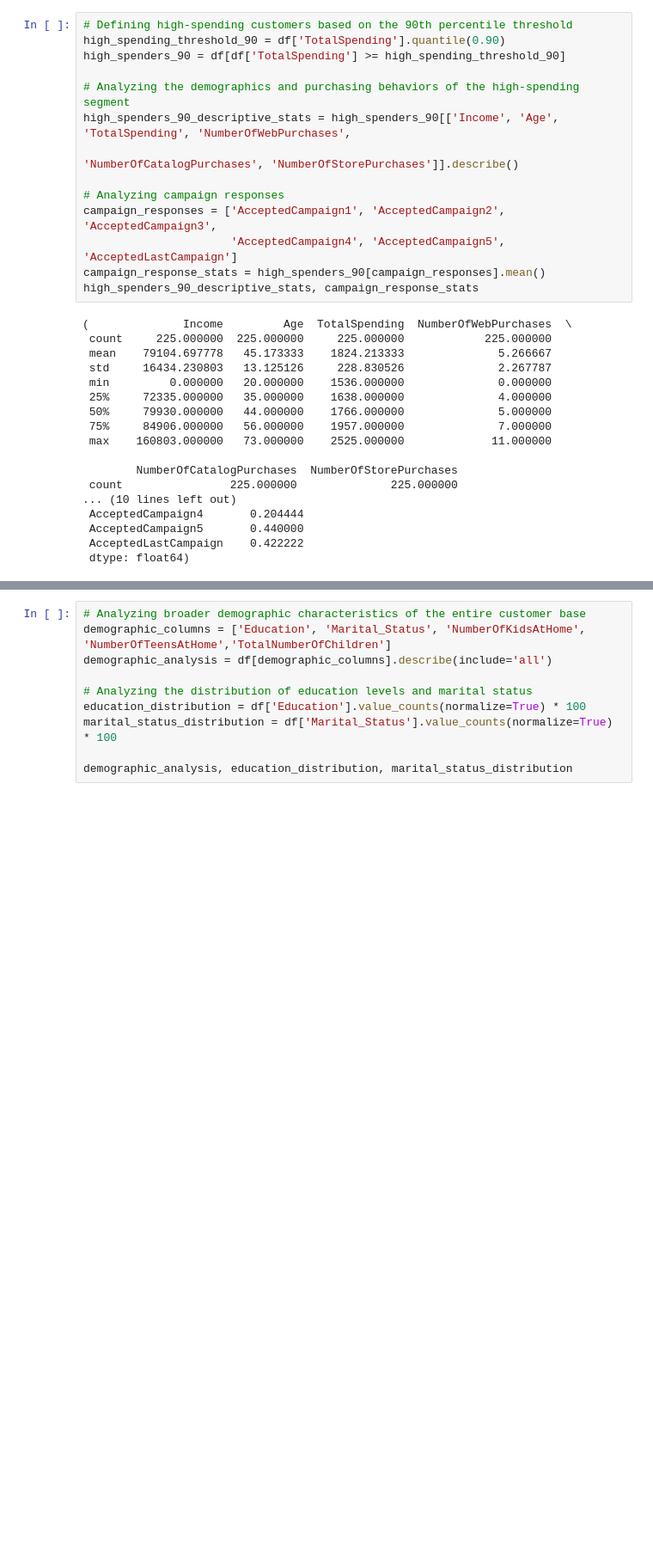
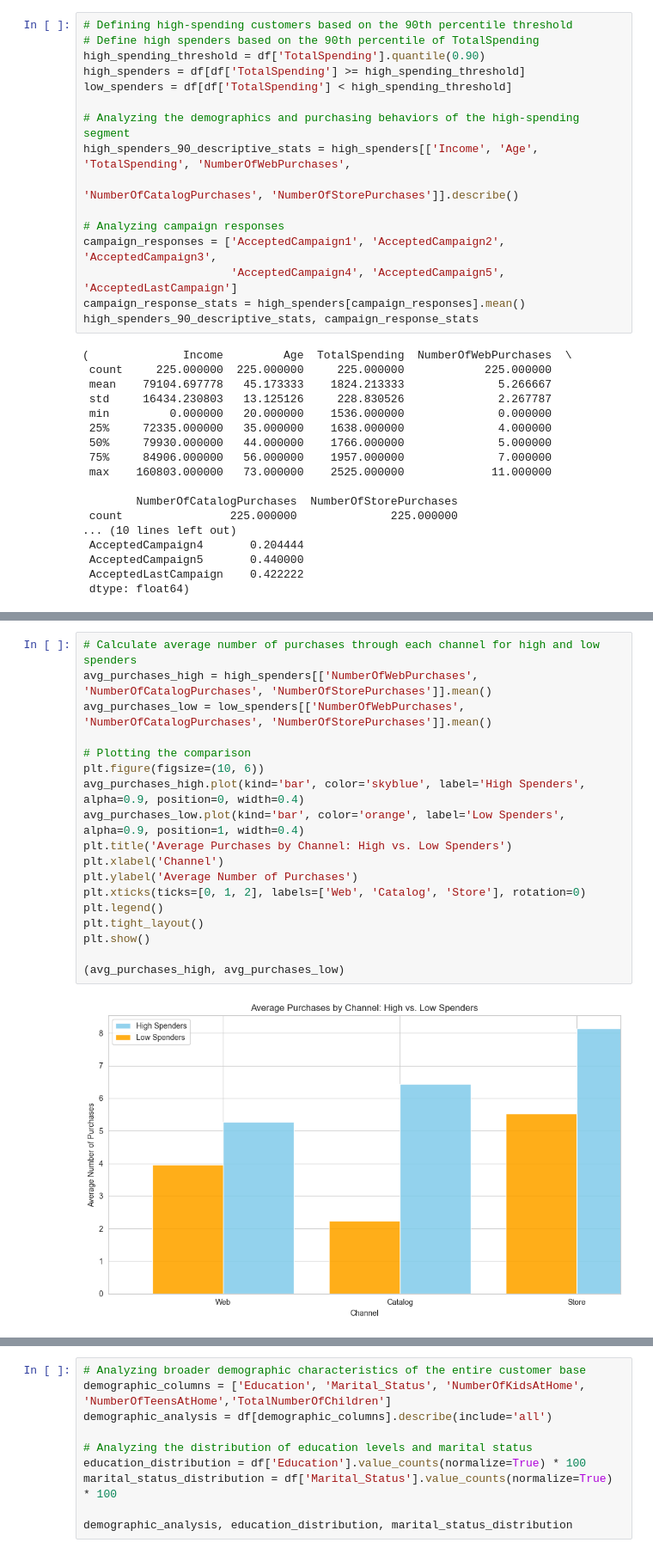
Before and after one commit to OmarEmad313/Data-Analysis-Projects, a Jupyter notebook: Customer personality analysis/customer personality analysis.ipynb, the cells around one changed output, grey strips where cells are left out. Shown at 86% size. Cells and saved outputs as stored; diff of their text form; blank space fills up the shorter version.

```diff
--- a/Customer personality analysis/customer personality analysis.ipynb
+++ b/Customer personality analysis/customer personality analysis.ipynb
@@ -407,17 +417,19 @@ print(total_spending_percentiles)
 0.95         1767.2
 # %%
 # Defining high-spending customers based on the 90th percentile threshold
-high_spending_threshold_90 = df['TotalSpending'].quantile(0.90)
-high_spenders_90 = df[df['TotalSpending'] >= high_spending_threshold_90]
+# Define high spenders based on the 90th percentile of TotalSpending
+high_spending_threshold = df['TotalSpending'].quantile(0.90)
+high_spenders = df[df['TotalSpending'] >= high_spending_threshold]
+low_spenders = df[df['TotalSpending'] < high_spending_threshold]
 
 # Analyzing the demographics and purchasing behaviors of the high-spending segment
-high_spenders_90_descriptive_stats = high_spenders_90[['Income', 'Age', 'TotalSpending', 'NumberOfWebPurchases',
+high_spenders_90_descriptive_stats = high_spenders[['Income', 'Age', 'TotalSpending', 'NumberOfWebPurchases',
                                                        'NumberOfCatalogPurchases', 'NumberOfStorePurchases']].describe()
 
 # Analyzing campaign responses
 campaign_responses = ['AcceptedCampaign1', 'AcceptedCampaign2', 'AcceptedCampaign3',
                       'AcceptedCampaign4', 'AcceptedCampaign5', 'AcceptedLastCampaign']
-campaign_response_stats = high_spenders_90[campaign_responses].mean()
+campaign_response_stats = high_spenders[campaign_responses].mean()
 high_spenders_90_descriptive_stats, campaign_response_stats
 # %% [output]
 (              Income         Age  TotalSpending  NumberOfWebPurchases  \
@@ -439,0 +488,20 @@ high_spenders_90_descriptive_stats, campaign_response_stats
+# %%
+# Calculate average number of purchases through each channel for high and low spenders
+avg_purchases_high = high_spenders[['NumberOfWebPurchases', 'NumberOfCatalogPurchases', 'NumberOfStorePurchases']].mean()
+avg_purchases_low = low_spenders[['NumberOfWebPurchases', 'NumberOfCatalogPurchases', 'NumberOfStorePurchases']].mean()
+
+# Plotting the comparison
+plt.figure(figsize=(10, 6))
+avg_purchases_high.plot(kind='bar', color='skyblue', label='High Spenders', alpha=0.9, position=0, width=0.4)
+avg_purchases_low.plot(kind='bar', color='orange', label='Low Spenders', alpha=0.9, position=1, width=0.4)
+plt.title('Average Purchases by Channel: High vs. Low Spenders')
+plt.xlabel('Channel')
+plt.ylabel('Average Number of Purchases')
+plt.xticks(ticks=[0, 1, 2], labels=['Web', 'Catalog', 'Store'], rotation=0)
+plt.legend()
+plt.tight_layout()
+plt.show()
+
+(avg_purchases_high, avg_purchases_low)
+# %% [output]
+[figure, added]
```
Also changed, not shown: parts of 29 cells of this notebook.
